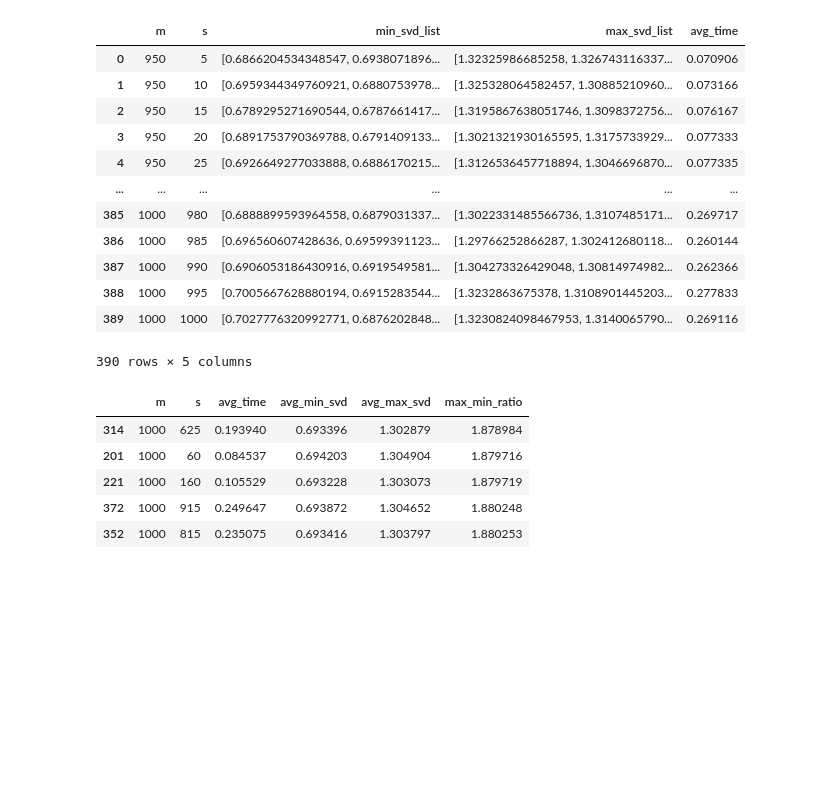
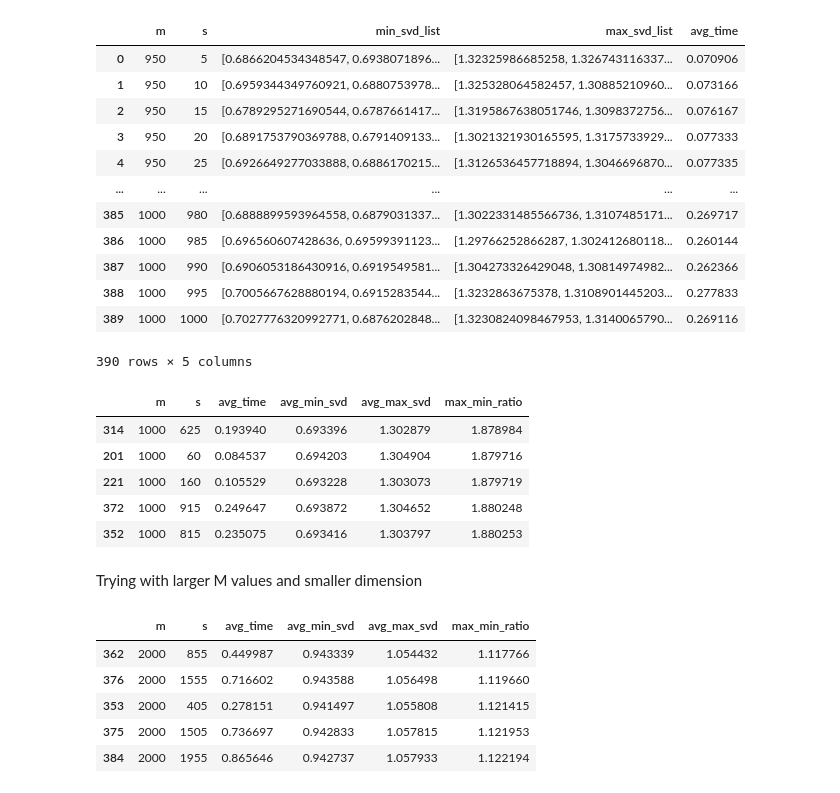
Before and after one commit to LakBoonJun1/DSA4288, a Jupyter notebook: Notebook/implementation.ipynb, the cells around one changed output. Drawn from its saved outputs; the diff is of its cells as text; code cells hidden in the pictures; blank space fills up the shorter version.

Commit message:
change input matrix dimension

```diff
--- a/Notebook/implementation.ipynb
+++ b/Notebook/implementation.ipynb
@@ -408,3 +408,5 @@ top_few_rows3
 | 221 | 1000 | 160 | 0.105529 | 0.693228 | 1.303073 | 1.879719 |
 | 372 | 1000 | 915 | 0.249647 | 0.693872 | 1.304652 | 1.880248 |
 | 352 | 1000 | 815 | 0.235075 | 0.693416 | 1.303797 | 1.880253 |
+# %% [markdown]
+Trying with larger M values and smaller dimension
@@ -410,0 +459,20 @@ top_few_rows3
+# %%
+results4_df['avg_min_svd'] = results4_df['min_svd_list'].apply(np.mean)
+
+# Calculate the average of the max_svd_list for each row
+results4_df['avg_max_svd'] = results4_df['max_svd_list'].apply(np.mean)
+results4_df['max_min_ratio'] = results4_df['avg_max_svd']/results4_df['avg_min_svd']
+sorted_results4 = results4_df.sort_values(by="max_min_ratio", ascending=True)
+sorted_results4_cleaned = sorted_results4.drop(columns=["min_svd_list", "max_svd_list"])
+
+# Select the top few rows with the smallest max_min_ratio
+top_few_rows4 = sorted_results4_cleaned.head(5)
+
+top_few_rows4
+# %% [output]
+|  | m | s | avg_time | avg_min_svd | avg_max_svd | max_min_ratio |
+| 362 | 2000 | 855 | 0.449987 | 0.943339 | 1.054432 | 1.117766 |
+| 376 | 2000 | 1555 | 0.716602 | 0.943588 | 1.056498 | 1.119660 |
+| 353 | 2000 | 405 | 0.278151 | 0.941497 | 1.055808 | 1.121415 |
+| 375 | 2000 | 1505 | 0.736697 | 0.942833 | 1.057815 | 1.121953 |
+| 384 | 2000 | 1955 | 0.865646 | 0.942737 | 1.057933 | 1.122194 |
```
Also changed, not shown: parts of 1 cell of this notebook.
